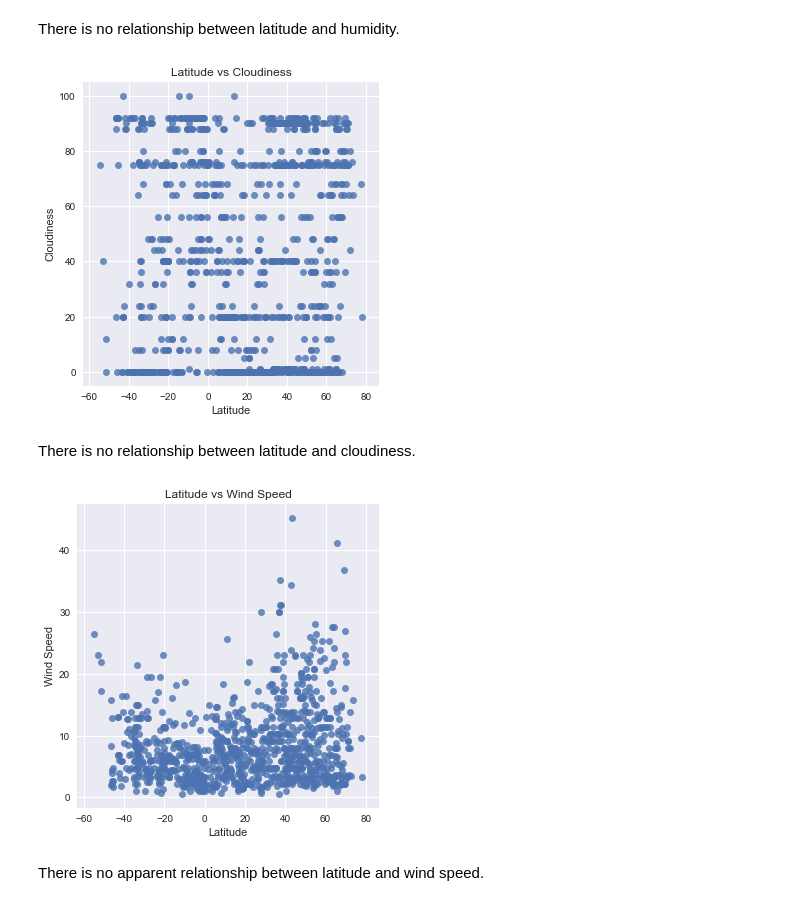
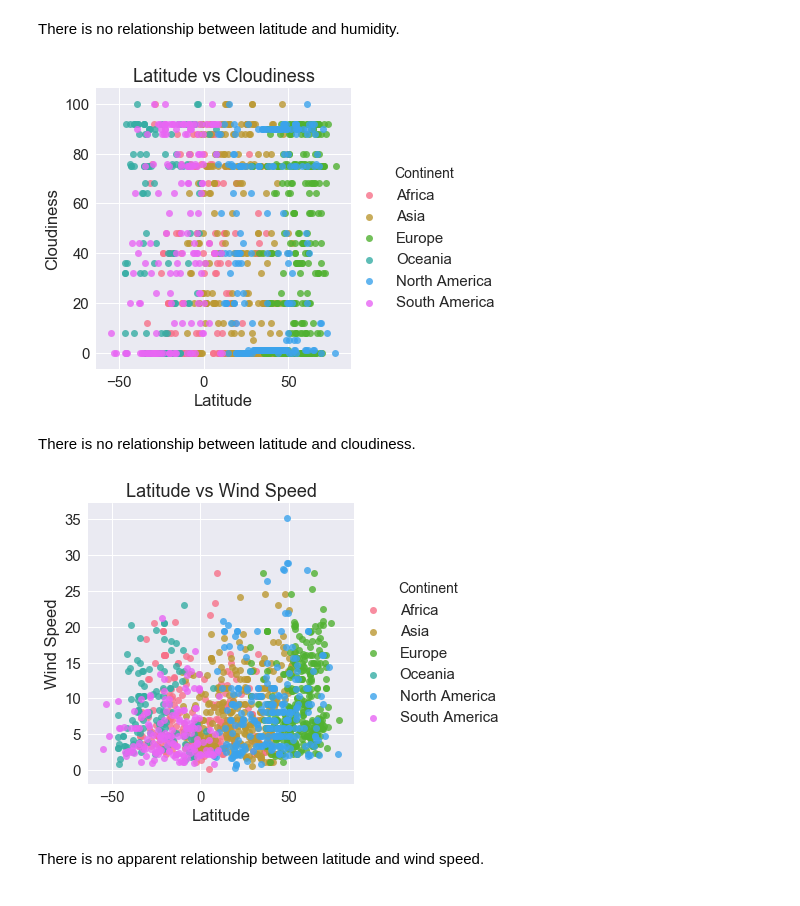
Before and after one commit to hmlanden/UCBerkeley_HomeworkAssignment6, a Jupyter notebook: WeatherPy.ipynb, the cells around one changed output. Cells and saved outputs as stored; diff of their text form; code cells hidden in the pictures.

```diff
--- a/WeatherPy.ipynb
+++ b/WeatherPy.ipynb
@@ -134,12 +164,17 @@ cleanedWeather_df.head()
 #  3) Cloudiness (%) vs. Latitude
 #  4) Wind Speed (mph) vs. Latitude
 # -----------------------------------------------------------------------------------
-sns.set()
+sns.set_style("darkgrid")
+sns.set_context("notebook", font_scale=1.5, rc={"lines.linewidth": 2.5})
 
 # Chart 1: Temperature vs Latitude
-latVsTemp_plot = sns.lmplot(x='Latitude', y='Temperature (Fahrenheit)', data=cleanedWeather_df,\
-                           fit_reg=False)
+latVsTemp_plot = sns.lmplot(x='Latitude',
+                            y='Temperature (Fahrenheit)',
+                            data=cleanedWeather_df,
+                            hue='Continent',
+                            fit_reg=False,
+                            palette='husl')
 plt.title("Latitude vs Temperature (Fahrenheit)")
-plt.savefig("latXtemp.png")
+plt.savefig("images/latXtemp.png")
 plt.show()
 # %% [output]
@@ -147,8 +182,15 @@ plt.show()
 # %%
 # Chart 2: humidity vs Latitude
-latVsTemp_plot = sns.lmplot(x='Latitude', y='Humidity (%)', data=cleanedWeather_df,\
-                           fit_reg=False)
+sns.set_style("darkgrid")
+sns.set_context("notebook", font_scale=1.5, rc={"lines.linewidth": 2.5})
+
+latVsTemp_plot = sns.lmplot(x='Latitude',
+                            y='Humidity (%)',
+                            data=cleanedWeather_df,
+                            hue='Continent',
+                            palette='husl',
+                            fit_reg=False)
 plt.title("Latitude vs Humidity (%)")
-plt.savefig("latXhumid.png")
+plt.savefig("images/latXhumid.png")
 plt.show()
 # %% [output]
@@ -157,23 +199,35 @@ plt.show()
 There is no relationship between latitude and humidity.
 # %%
 # Chart 3: cloudiness vs Latitude
-latVsTemp_plot = sns.lmplot(x='Latitude', y='Cloudiness', data=cleanedWeather_df,\
-                           fit_reg=False)
+sns.set_style("darkgrid")
+sns.set_context("notebook", font_scale=1.5, rc={"lines.linewidth": 2.5})
+
+latVsTemp_plot = sns.lmplot(x='Latitude', y='Cloudiness',
+                            data=cleanedWeather_df,
+                            hue='Continent',
+                            palette='husl',
+                            fit_reg=False)
 plt.title("Latitude vs Cloudiness")
-plt.savefig("latXcloud.png")
+plt.savefig("images/latXcloud.png")
 plt.show()
 # %% [output]
-[figure, old version]
+[figure, new version]
 # %% [markdown]
 There is no relationship between latitude and cloudiness.
 # %%
 # Chart 4: wind speed vs Latitude
-latVsTemp_plot = sns.lmplot(x='Latitude', y='Wind Speed', data=cleanedWeather_df,\
-                           fit_reg=False)
+sns.set_style("darkgrid")
+sns.set_context("notebook", font_scale=1.5, rc={"lines.linewidth": 2.5})
+
+latVsTemp_plot = sns.lmplot(x='Latitude', y='Wind Speed',
+                            data=cleanedWeather_df,
+                            hue='Continent',
+                            palette='husl',
+                            fit_reg=False)
 plt.title("Latitude vs Wind Speed")
-plt.savefig("latXwind.png")
+plt.savefig("images/latXwind.png")
 plt.show()
 # %% [output]
-[figure, old version]
+[figure, new version]
 # %% [markdown]
 There is no apparent relationship between latitude and wind speed.
```
Also changed, not shown: parts of 6 cells of this notebook, 19 other files.
